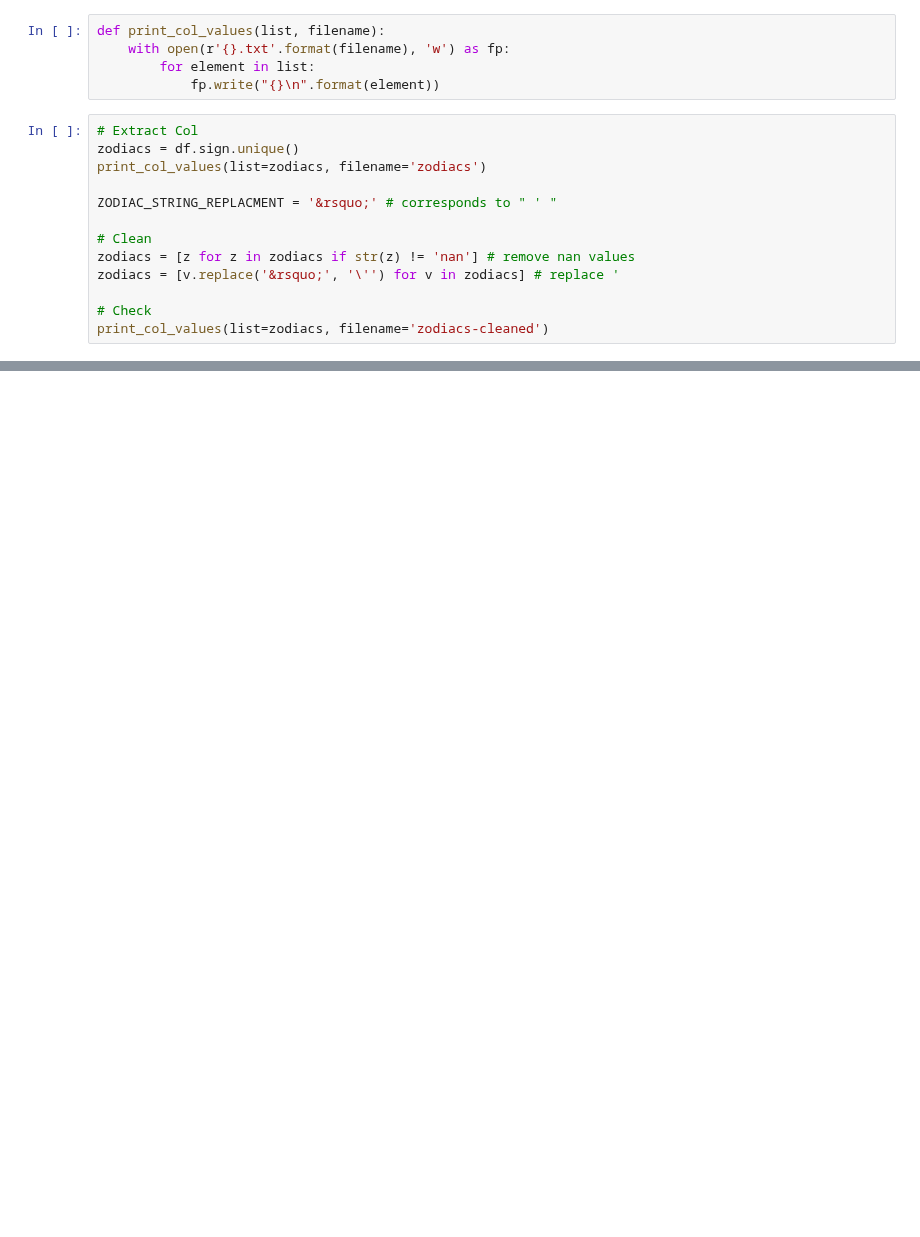
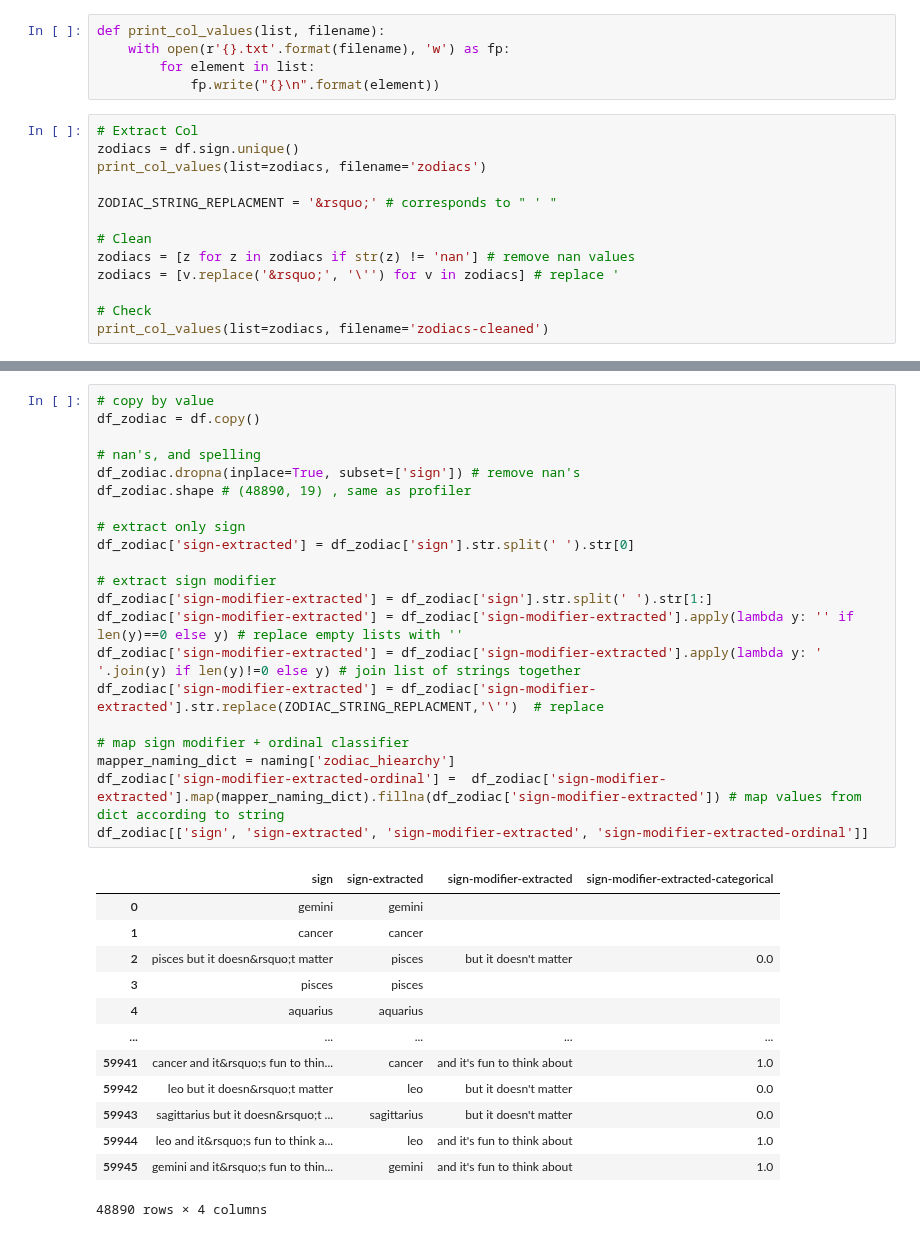
Before and after one commit to HuberNicolas/okcupid-explorer, a Jupyter notebook: backend/src/data-cleaning.ipynb, the cells around one changed output, grey strips where cells are left out. Saved outputs shown, nothing was run; the diff lists cells and outputs as text; blank space fills up the shorter version.

Commit message:
zodiac cleaning (sign + ordinal classifier)

```diff
--- a/backend/src/data-cleaning.ipynb
+++ b/backend/src/data-cleaning.ipynb
@@ -69,0 +51,35 @@ df_zodiac['sign-extracted'] = df_zodiac['sign'].str.split(' ').str[0]
+# %%
+# copy by value
+df_zodiac = df.copy()
+
+# nan's, and spelling
+df_zodiac.dropna(inplace=True, subset=['sign']) # remove nan's
+df_zodiac.shape # (48890, 19) , same as profiler
+
+# extract only sign
+df_zodiac['sign-extracted'] = df_zodiac['sign'].str.split(' ').str[0]
+
+# extract sign modifier
+df_zodiac['sign-modifier-extracted'] = df_zodiac['sign'].str.split(' ').str[1:]
+df_zodiac['sign-modifier-extracted'] = df_zodiac['sign-modifier-extracted'].apply(lambda y: '' if len(y)==0 else y) # replace empty lists with ''
+df_zodiac['sign-modifier-extracted'] = df_zodiac['sign-modifier-extracted'].apply(lambda y: ' '.join(y) if len(y)!=0 else y) # join list of strings together
+df_zodiac['sign-modifier-extracted'] = df_zodiac['sign-modifier-extracted'].str.replace(ZODIAC_STRING_REPLACMENT,'\'')  # replace
+
+# map sign modifier + ordinal classifier
+mapper_naming_dict = naming['zodiac_hiearchy']
+df_zodiac['sign-modifier-extracted-ordinal'] =  df_zodiac['sign-modifier-extracted'].map(mapper_naming_dict).fillna(df_zodiac['sign-modifier-extracted']) # map values from dict according to string
+df_zodiac[['sign', 'sign-extracted', 'sign-modifier-extracted', 'sign-modifier-extracted-ordinal']]
+# %% [output]
+|  | sign | sign-extracted | sign-modifier-extracted | sign-modifier-extracted-categorical |
+| 0 | gemini | gemini |  |  |
+| 1 | cancer | cancer |  |  |
+| 2 | pisces but it doesn&rsquo;t matter | pisces | but it doesn't matter | 0.0 |
+| 3 | pisces | pisces |  |  |
+| 4 | aquarius | aquarius |  |  |
+| ... | ... | ... | ... | ... |
+| 59941 | cancer and it&rsquo;s fun to thin... | cancer | and it's fun to think about | 1.0 |
+| 59942 | leo but it doesn&rsquo;t matter | leo | but it doesn't matter | 0.0 |
+| 59943 | sagittarius but it doesn&rsquo;t ... | sagittarius | but it doesn't matter | 0.0 |
+| 59944 | leo and it&rsquo;s fun to think a... | leo | and it's fun to think about | 1.0 |
+| 59945 | gemini and it&rsquo;s fun to thin... | gemini | and it's fun to think about | 1.0 |
+48890 rows × 4 columns
```
Also changed, not shown: parts of 2 cells of this notebook, 2 other files.
